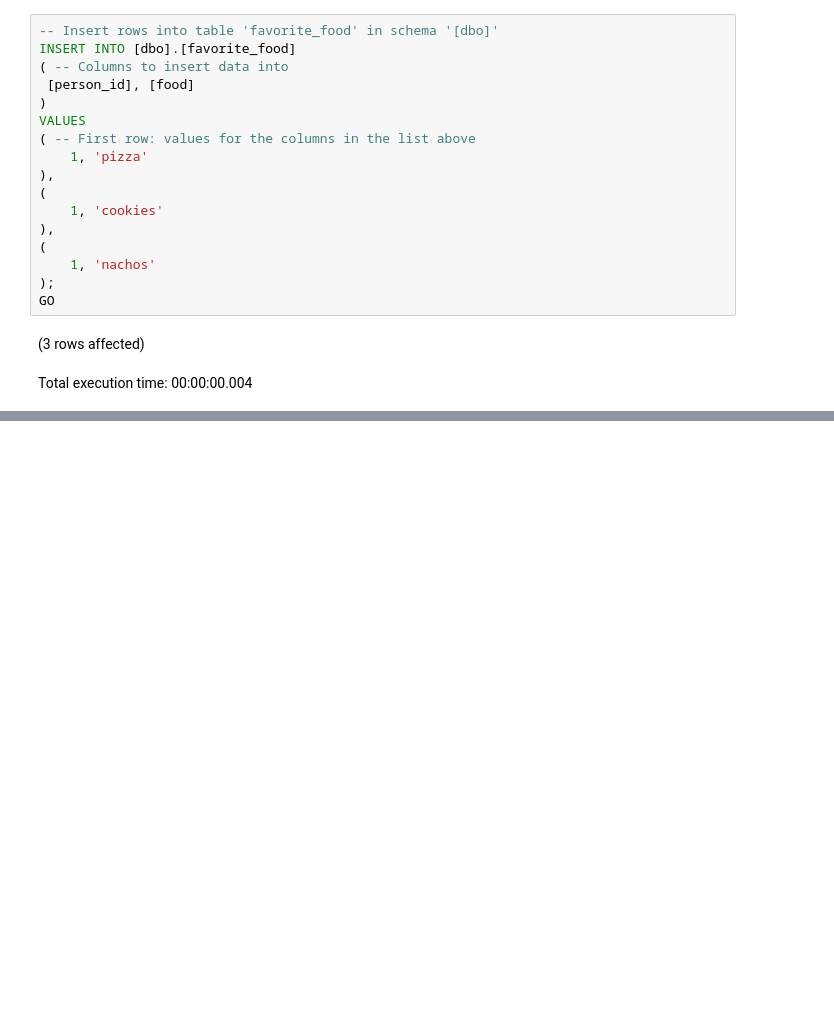
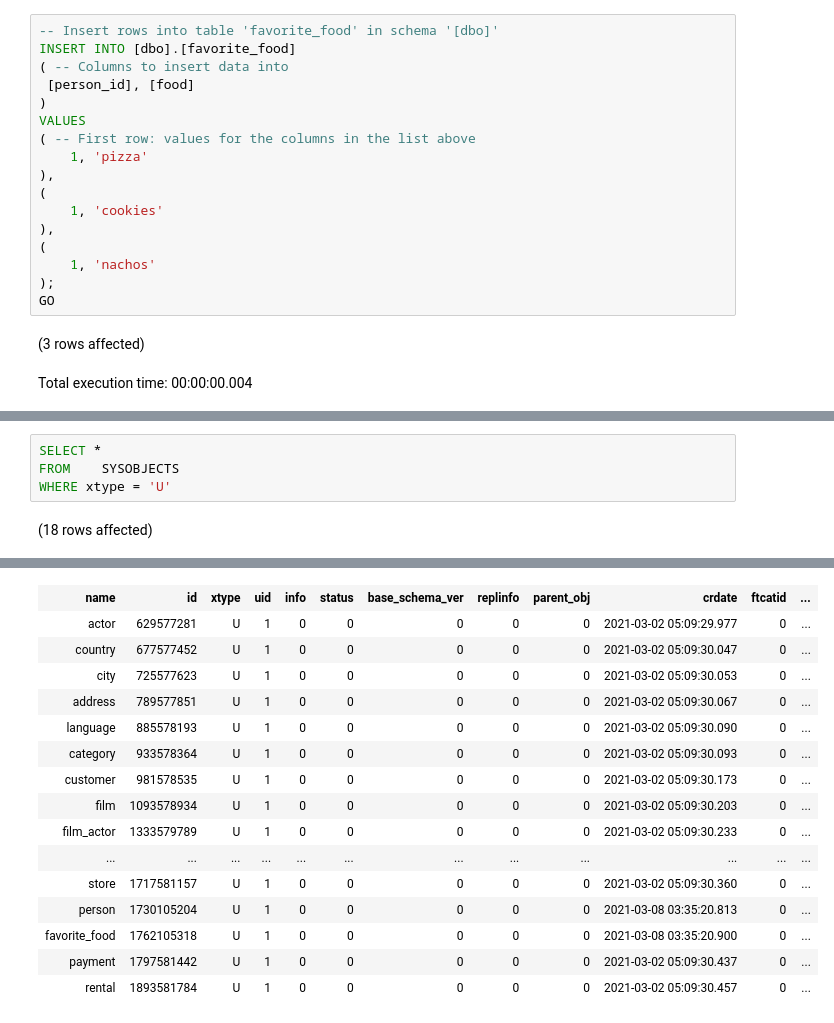
Before and after one commit to ferreira-mr/livroLearningSQL_AlanBeaulieu, a Jupyter notebook: chapter02_CreatingAndPopulatingAdatabase.ipynb, the cells around one changed output, grey strips where cells are left out. Saved outputs shown, nothing was run; the diff lists cells and outputs as text; blank space fills up the shorter version.

```diff
--- a/chapter02_CreatingAndPopulatingAdatabase.ipynb
+++ b/chapter02_CreatingAndPopulatingAdatabase.ipynb
@@ -236,0 +231,6 @@ Total execution time: 00:00:00
+# %%
+SELECT *
+FROM    SYSOBJECTS
+WHERE xtype = 'U'
+# %% [output]
+(18 rows affected)
@@ -236,0 +238,16 @@ Total execution time: 00:00:00
+| name | id | xtype | uid | info | status | base_schema_ver | replinfo | parent_obj | crdate | ftcatid | ... |
+| actor | 629577281 | U | 1 | 0 | 0 | 0 | 0 | 0 | 2021-03-02 05:09:29.977 | 0 | ... |
+| country | 677577452 | U | 1 | 0 | 0 | 0 | 0 | 0 | 2021-03-02 05:09:30.047 | 0 | ... |
+| city | 725577623 | U | 1 | 0 | 0 | 0 | 0 | 0 | 2021-03-02 05:09:30.053 | 0 | ... |
+| address | 789577851 | U | 1 | 0 | 0 | 0 | 0 | 0 | 2021-03-02 05:09:30.067 | 0 | ... |
+| language | 885578193 | U | 1 | 0 | 0 | 0 | 0 | 0 | 2021-03-02 05:09:30.090 | 0 | ... |
+| category | 933578364 | U | 1 | 0 | 0 | 0 | 0 | 0 | 2021-03-02 05:09:30.093 | 0 | ... |
+| customer | 981578535 | U | 1 | 0 | 0 | 0 | 0 | 0 | 2021-03-02 05:09:30.173 | 0 | ... |
+| film | 1093578934 | U | 1 | 0 | 0 | 0 | 0 | 0 | 2021-03-02 05:09:30.203 | 0 | ... |
+| film_actor | 1333579789 | U | 1 | 0 | 0 | 0 | 0 | 0 | 2021-03-02 05:09:30.233 | 0 | ... |
+| ... | ... | ... | ... | ... | ... | ... | ... | ... | ... | ... | ... |
+| store | 1717581157 | U | 1 | 0 | 0 | 0 | 0 | 0 | 2021-03-02 05:09:30.360 | 0 | ... |
+| person | 1730105204 | U | 1 | 0 | 0 | 0 | 0 | 0 | 2021-03-08 03:35:20.813 | 0 | ... |
+| favorite_food | 1762105318 | U | 1 | 0 | 0 | 0 | 0 | 0 | 2021-03-08 03:35:20.900 | 0 | ... |
+| payment | 1797581442 | U | 1 | 0 | 0 | 0 | 0 | 0 | 2021-03-02 05:09:30.437 | 0 | ... |
+| rental | 1893581784 | U | 1 | 0 | 0 | 0 | 0 | 0 | 2021-03-02 05:09:30.457 | 0 | ... |
```
Also changed, not shown: parts of 40 cells of this notebook, 1 other file.
